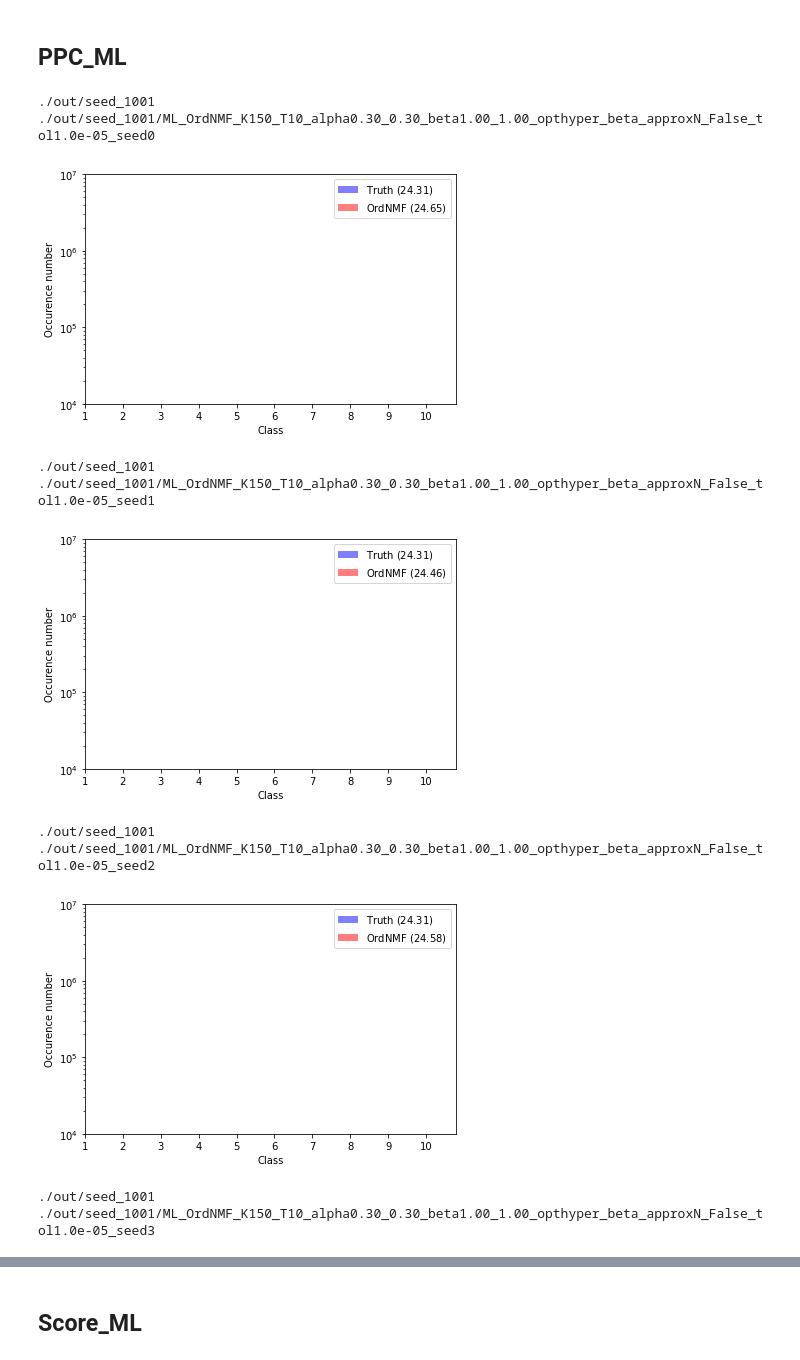
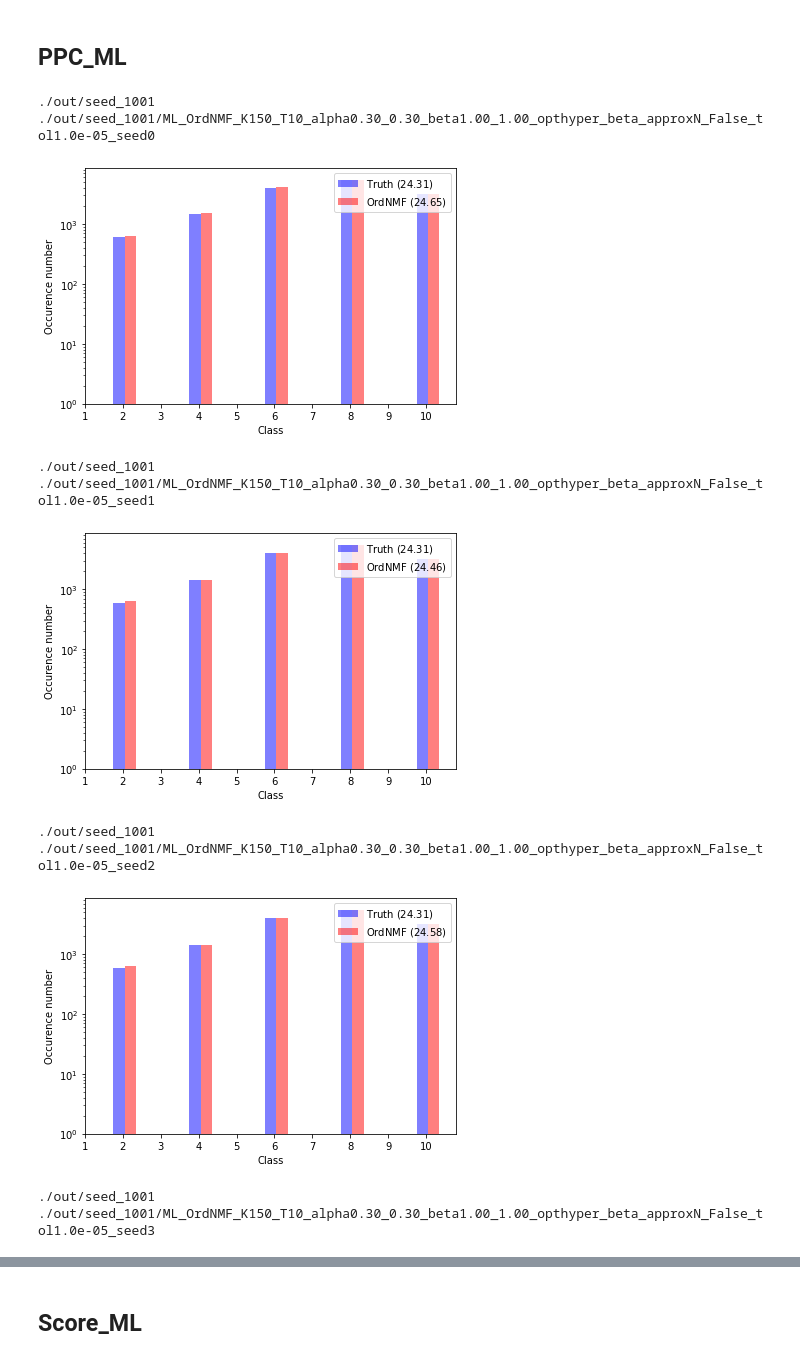
Before and after one commit to AARayane/ordnmf_temp, a Jupyter notebook: script/ML/results_scipts.ipynb, the cells around one changed output, grey strips where cells are left out. Cells and saved outputs as stored; diff of their text form; code cells hidden in the pictures.

Commit message:
results ipynb graphs scales ok

```diff
--- a/script/ML/results_scipts.ipynb
+++ b/script/ML/results_scipts.ipynb
@@ -63,8 +63,12 @@ for filename in glob.glob(save_dir + '/*'):
     W = model.Ew
     H = model.Eh
     L = W.dot(H.T)
+    #print(W)
+    #print(H)
+    #print(L)
 
     theta = model.theta
+    #print("theta:", theta)
 
     #%%
     np.random.seed(0)
@@ -83,37 +87,39 @@ for filename in glob.glob(save_dir + '/*'):
     #%% PLOT
     n_groups = 10
 
     # create plot
     fig, ax = plt.subplots()
     ax.set_yscale('log')
-    ax.set_ylim([10**4, 10**7])
+    #ax.set_ylim([10**4, 10**7])
 
     index = np.arange(n_groups)
     bar_width = 0.3
     opacity = .5
+    #print("h_truth:",h_truth)
+    #print("h_ppc_onmf:",h_ppc_onmf)
 
     rects1 = ax.bar(index_truth, h_truth, bar_width,
                     bottom=1,
                     alpha=opacity,color='b',
                     label=r"Truth ($%.2f$)"%sparsity_truth)
     rects2 = ax.bar(index_onmf + bar_width, h_ppc_onmf, bar_width,
                     bottom=1,
                     alpha=opacity,color='r',
                     label=r"OrdNMF ($%.2f$)"%sparsity_onmf)
 
     plt.xlabel('Class')
     plt.ylabel("Occurence number")
     plt.xticks(index+1.1 ,np.arange(n_groups)+1)
     plt.legend(loc=1)
 
     plt.tight_layout()
     plt.show()
     #plt.savefig('../../fig/PPC_ML.pdf',format='pdf', dpi=1200)
 # %% [output]
 ./out/seed_1001 ./out/seed_1001/ML_OrdNMF_K150_T10_alpha0.30_0.30_beta1.00_1.00_opthyper_beta_approxN_False_tol1.0e-05_seed0
-[figure, old version]
+[figure, new version]
 ./out/seed_1001 ./out/seed_1001/ML_OrdNMF_K150_T10_alpha0.30_0.30_beta1.00_1.00_opthyper_beta_approxN_False_tol1.0e-05_seed1
-[figure, old version]
+[figure, new version]
 ./out/seed_1001 ./out/seed_1001/ML_OrdNMF_K150_T10_alpha0.30_0.30_beta1.00_1.00_opthyper_beta_approxN_False_tol1.0e-05_seed2
-[figure, old version]
+[figure, new version]
 ./out/seed_1001 ./out/seed_1001/ML_OrdNMF_K150_T10_alpha0.30_0.30_beta1.00_1.00_opthyper_beta_approxN_False_tol1.0e-05_seed3
```
Also changed, not shown: parts of 1 cell of this notebook.
